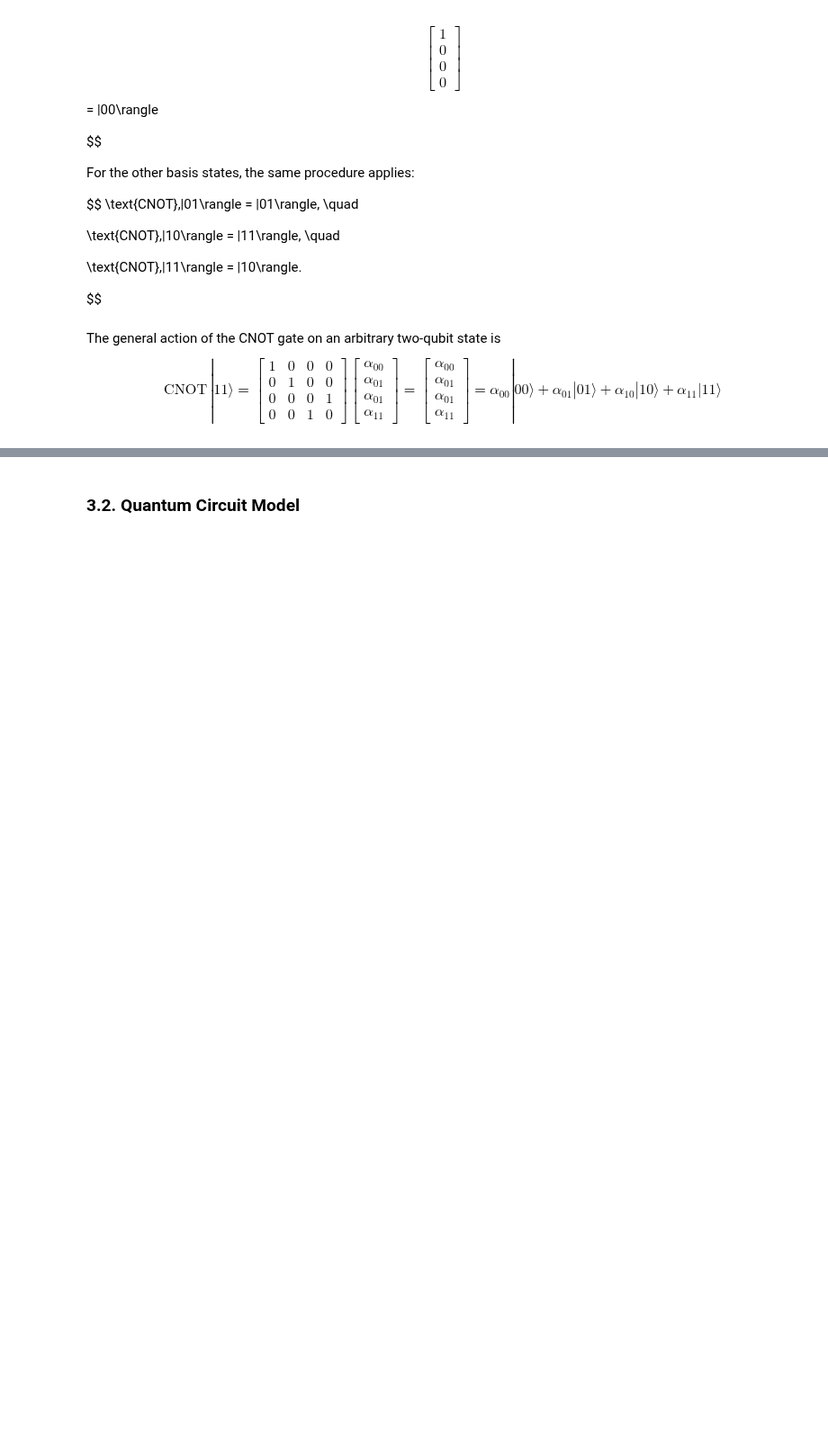
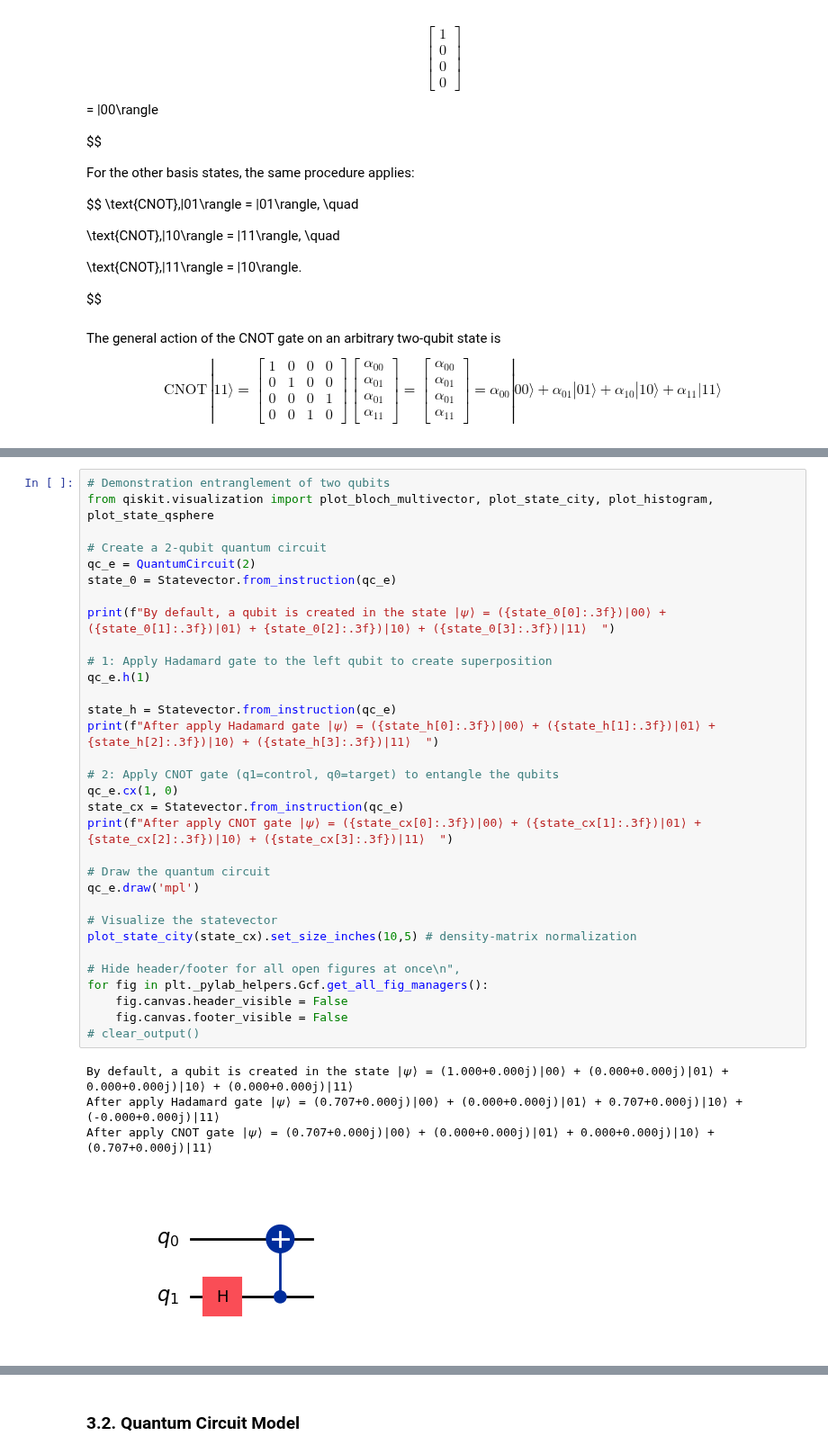
Before and after one commit to MariyaSV78/notebook_Quantum-computing, a Jupyter notebook: Quantum-computing.ipynb, the cells around one changed output, grey strips where cells are left out. Shown at 90% size. Cells and saved outputs as stored; diff of their text form; blank space fills up the shorter version.

```diff
--- a/Quantum-computing.ipynb
+++ b/Quantum-computing.ipynb
@@ -1291,2 +1298,39 @@ The new state is not separable, no common qubits can be taken out. So, these <u>
 
 The algorithm described above can be implemented in Python using [Qiskit](https://quantum.cloud.ibm.com/docs/en/guides) to demonstrate entanglement - a quantum phenomenon, where qubits become strongly correlated such that the state of one qubit cannot be described independently of the other.
+# %%
+# Demonstration entranglement of two qubits
+from qiskit.visualization import plot_bloch_multivector, plot_state_city, plot_histogram, plot_state_qsphere
+
+# Create a 2-qubit quantum circuit
+qc_e = QuantumCircuit(2)
+state_0 = Statevector.from_instruction(qc_e)
+
+print(f"By default, a qubit is created in the state |𝜓⟩ = ({state_0[0]:.3f})|00⟩ + ({state_0[1]:.3f})|01⟩ + {state_0[2]:.3f})|10⟩ + ({state_0[3]:.3f})|11⟩  ")
+
+# 1: Apply Hadamard gate to the left qubit to create superposition
+qc_e.h(1)
+
+state_h = Statevector.from_instruction(qc_e)
+print(f"After apply Hadamard gate |𝜓⟩ = ({state_h[0]:.3f})|00⟩ + ({state_h[1]:.3f})|01⟩ + {state_h[2]:.3f})|10⟩ + ({state_h[3]:.3f})|11⟩  ")
+
+# 2: Apply CNOT gate (q1=control, q0=target) to entangle the qubits
+qc_e.cx(1, 0)
+state_cx = Statevector.from_instruction(qc_e)
+print(f"After apply CNOT gate |𝜓⟩ = ({state_cx[0]:.3f})|00⟩ + ({state_cx[1]:.3f})|01⟩ + {state_cx[2]:.3f})|10⟩ + ({state_cx[3]:.3f})|11⟩  ")
+
+# Draw the quantum circuit
+qc_e.draw('mpl')
+
+# Visualize the statevector
+plot_state_city(state_cx).set_size_inches(10,5) # density-matrix normalization
+
+# Hide header/footer for all open figures at once\n",
+for fig in plt._pylab_helpers.Gcf.get_all_fig_managers():
+    fig.canvas.header_visible = False
+    fig.canvas.footer_visible = False
+# clear_output()
+# %% [output]
+By default, a qubit is created in the state |𝜓⟩ = (1.000+0.000j)|00⟩ + (0.000+0.000j)|01⟩ + 0.000+0.000j)|10⟩ + (0.000+0.000j)|11⟩
+After apply Hadamard gate |𝜓⟩ = (0.707+0.000j)|00⟩ + (0.000+0.000j)|01⟩ + 0.707+0.000j)|10⟩ + (-0.000+0.000j)|11⟩
+After apply CNOT gate |𝜓⟩ = (0.707+0.000j)|00⟩ + (0.000+0.000j)|01⟩ + 0.000+0.000j)|10⟩ + (0.707+0.000j)|11⟩
+[figure, added]
```
Also changed, not shown: parts of 6 cells of this notebook, 1 other file.
